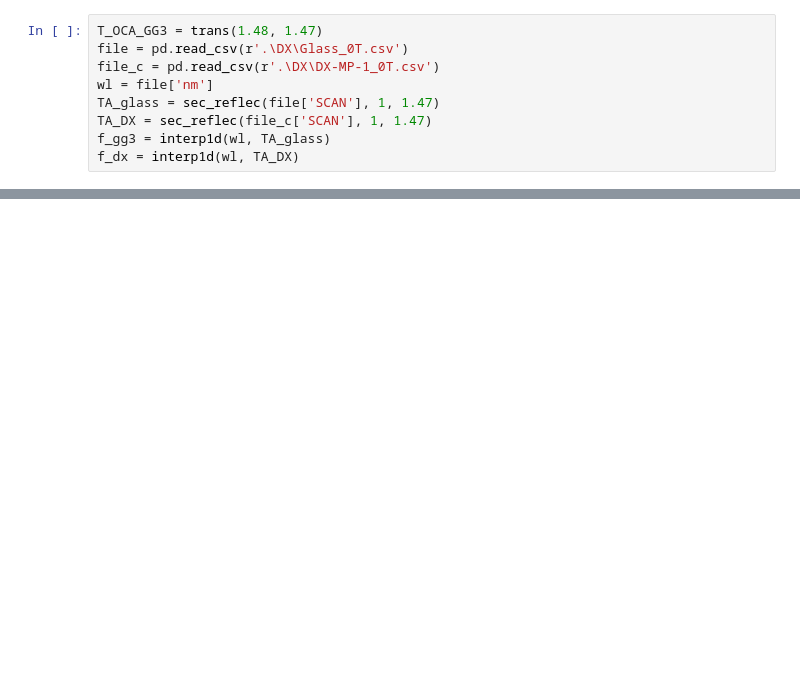
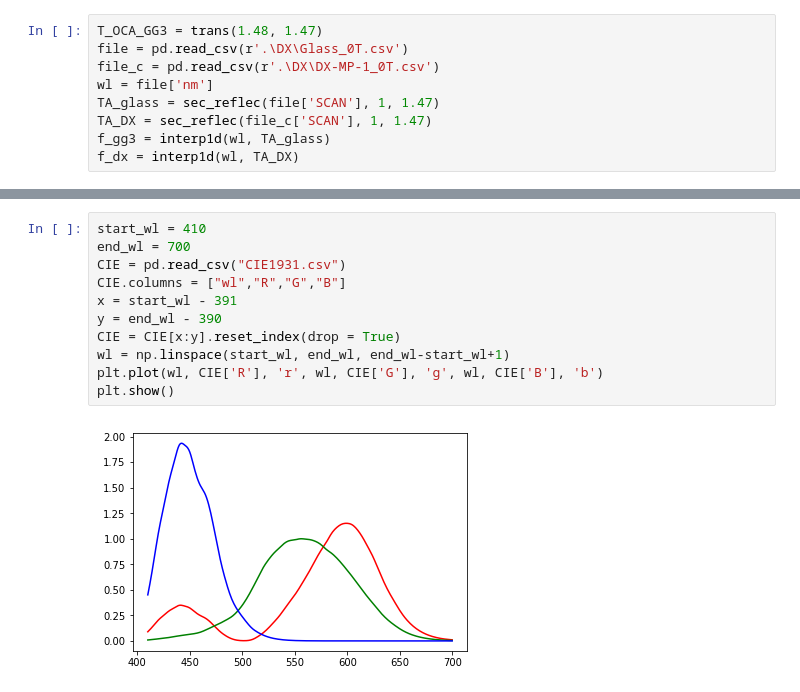
Before and after one commit to Yoway1994/ThinFilm, a Jupyter notebook: ThinFilm3.ipynb, the cells around one changed output, grey strips where cells are left out. Cells and saved outputs as stored; diff of their text form; blank space fills up the shorter version.

```diff
--- a/ThinFilm3.ipynb
+++ b/ThinFilm3.ipynb
@@ -280,0 +239,13 @@ f_dx = interp1d(wl, TA_DX)
+# %%
+start_wl = 410
+end_wl = 700
+CIE = pd.read_csv("CIE1931.csv")
+CIE.columns = ["wl","R","G","B"]
+x = start_wl - 391
+y = end_wl - 390
+CIE = CIE[x:y].reset_index(drop = True)
+wl = np.linspace(start_wl, end_wl, end_wl-start_wl+1)
+plt.plot(wl, CIE['R'], 'r', wl, CIE['G'], 'g', wl, CIE['B'], 'b')
+plt.show()
+# %% [output]
+[figure, added]
```
Also changed, not shown: parts of 6 cells of this notebook, 7 other files.
